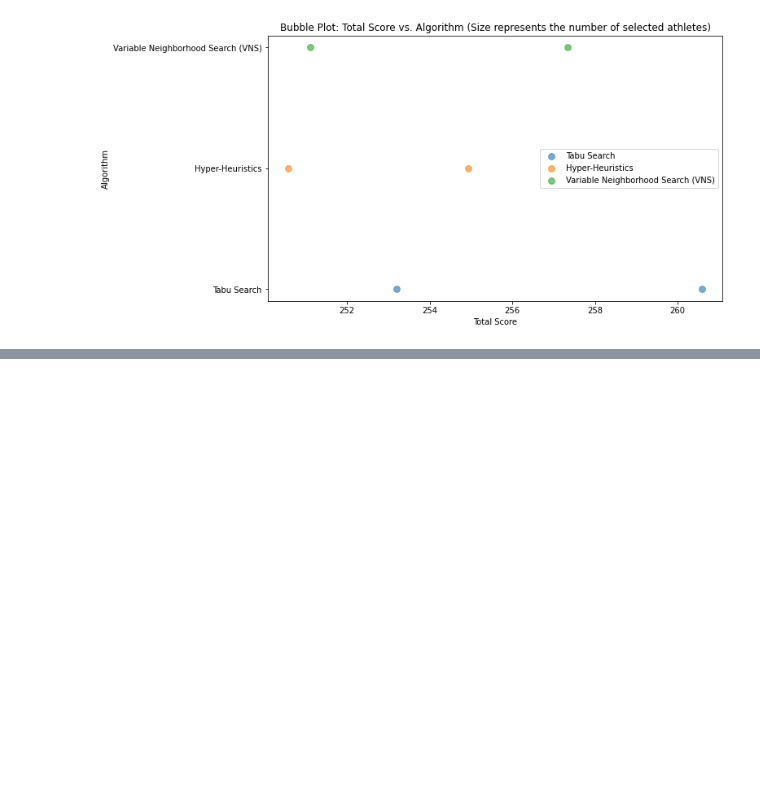
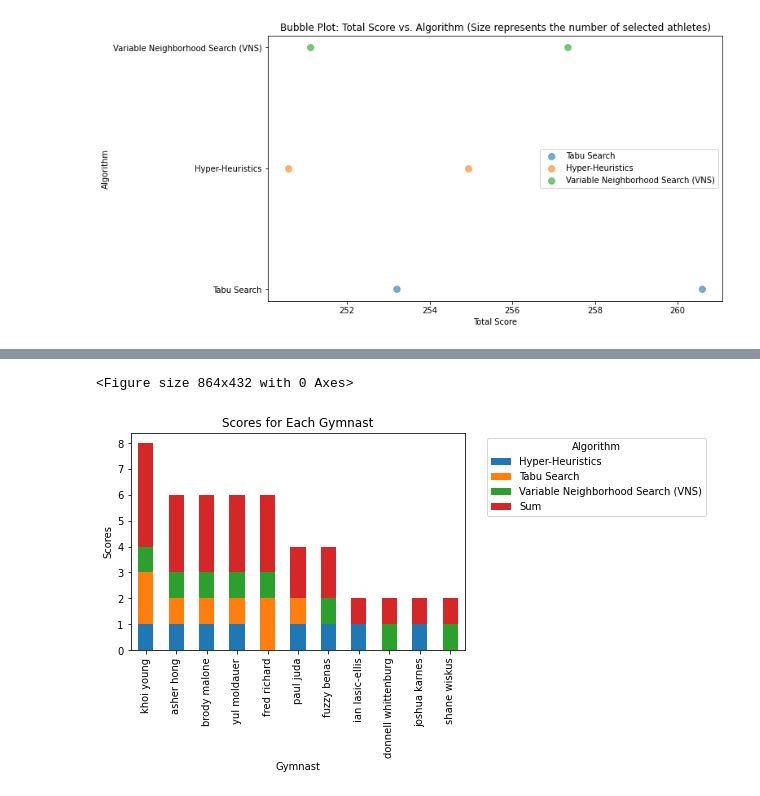
Before and after one commit to RyanTal/Data_Mining, a Jupyter notebook: Results/Men Team Models Review.ipynb, the cells around one changed output, grey strips where cells are left out. Saved outputs shown, nothing was run; the diff lists cells and outputs as text; code cells hidden in the pictures; blank space fills up the shorter version.

```diff
--- a/Results/Men Team Models Review.ipynb
+++ b/Results/Men Team Models Review.ipynb
@@ -241,0 +328,2 @@ plt.show()
+# %%
+df_gymnasts=df_gymnasts.T
@@ -241,0 +357,8 @@ plt.show()
+# %%
+df_gymnasts.columns = df_gymnasts.iloc[0]
+
+# Drop the first row
+df_gymnasts = df_gymnasts[1:]
+
+# Now, df has column names taken from the first row
+df_gymnasts
@@ -241,0 +379,4 @@ plt.show()
+# %%
+df = df_gymnasts.iloc[:11]
+# %%
+df.reset_index(drop=False, inplace=True)
@@ -241,0 +398,16 @@ plt.show()
+# %%
+import matplotlib.pyplot as plt
+
+# Assuming df is your DataFrame
+
+# Plot the bar chart
+plt.figure(figsize=(12, 6))
+df.set_index('index').plot(kind='bar', stacked=True)
+plt.xlabel('Gymnast')
+plt.ylabel('Scores')
+plt.title('Scores for Each Gymnast')
+plt.legend(title='Algorithm', bbox_to_anchor=(1.05, 1), loc='upper left')
+plt.show()
+# %% [output]
+<Figure size 864x432 with 0 Axes>
+[figure, added]
```
Also changed, not shown: parts of 10 cells of this notebook, 14 other files.
